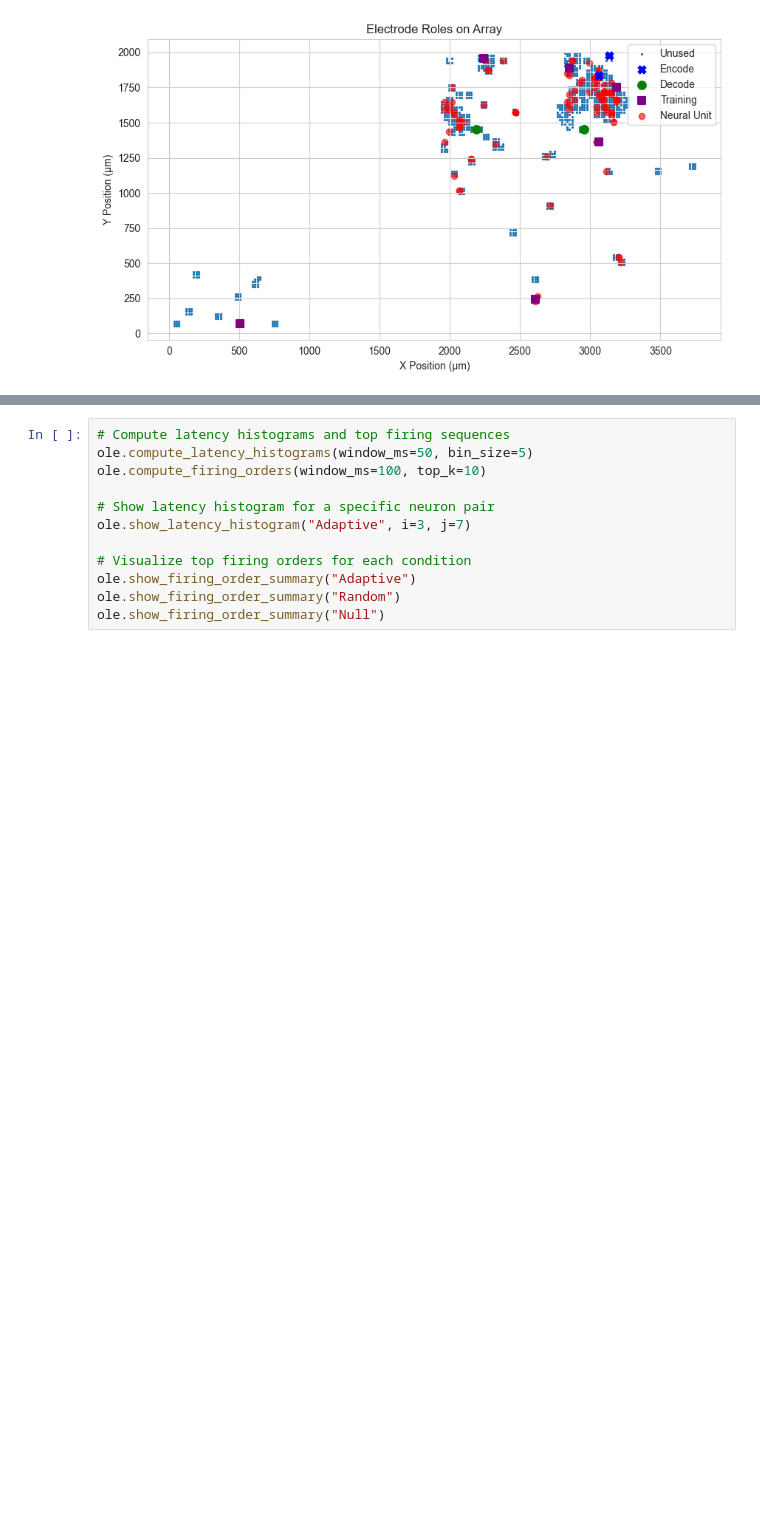
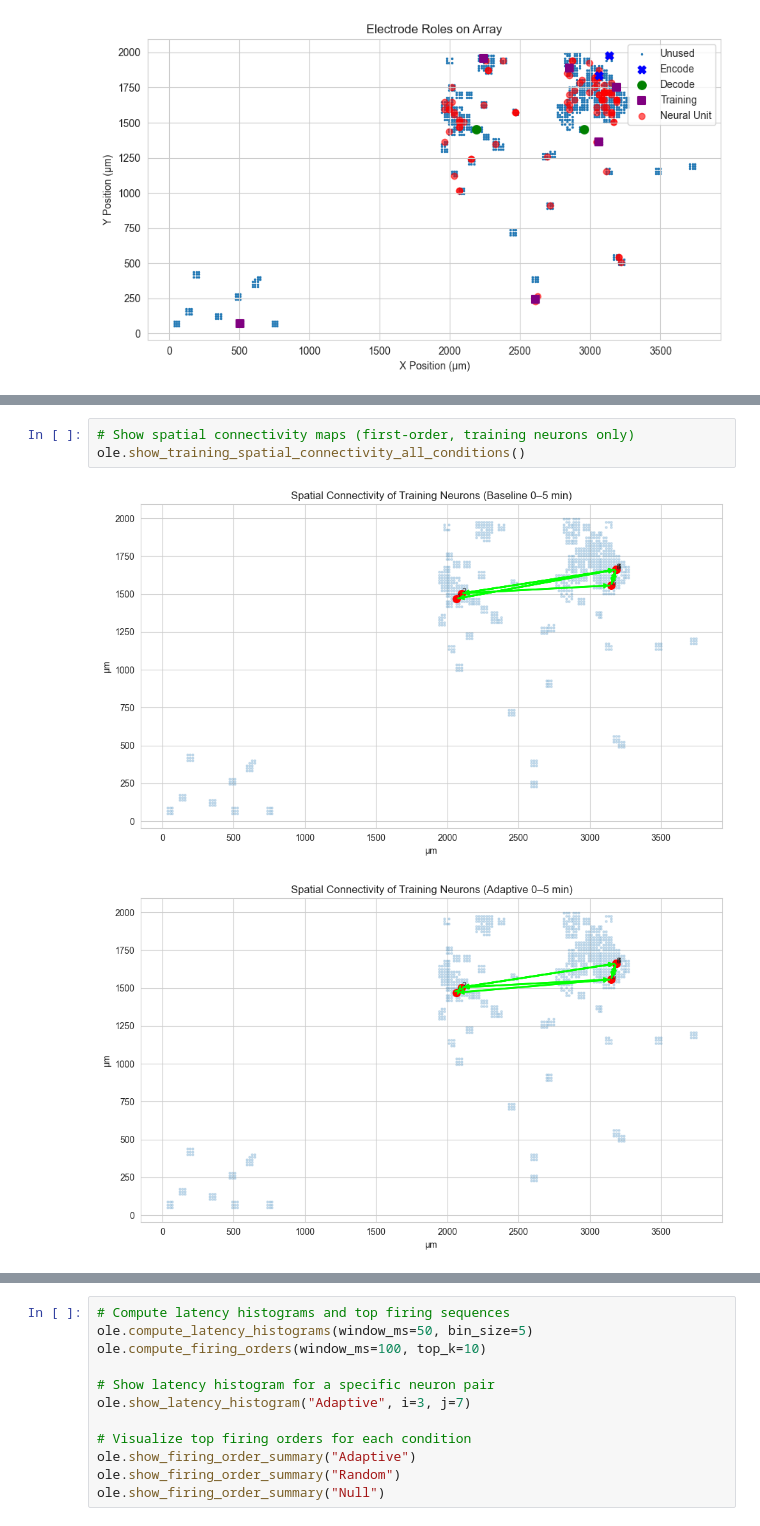
Before and after one commit to JamesVLF/OrganoidLearning, a Jupyter notebook: goatpole.ipynb, the cells around one changed output, grey strips where cells are left out. Drawn from its saved outputs; the diff is of its cells as text; blank space fills up the shorter version.

```diff
--- a/goatpole.ipynb
+++ b/goatpole.ipynb
@@ -366,0 +400,6 @@ ole.show_spatial_connectivity_map(condition="Adaptive", order="multi")
+# %%
+# Show spatial connectivity maps (first-order, training neurons only)
+ole.show_training_spatial_connectivity_all_conditions()
+# %% [output]
+[figure, added]
+[figure, added]
```
Also changed, not shown: parts of 8 cells of this notebook, 5 other files.
